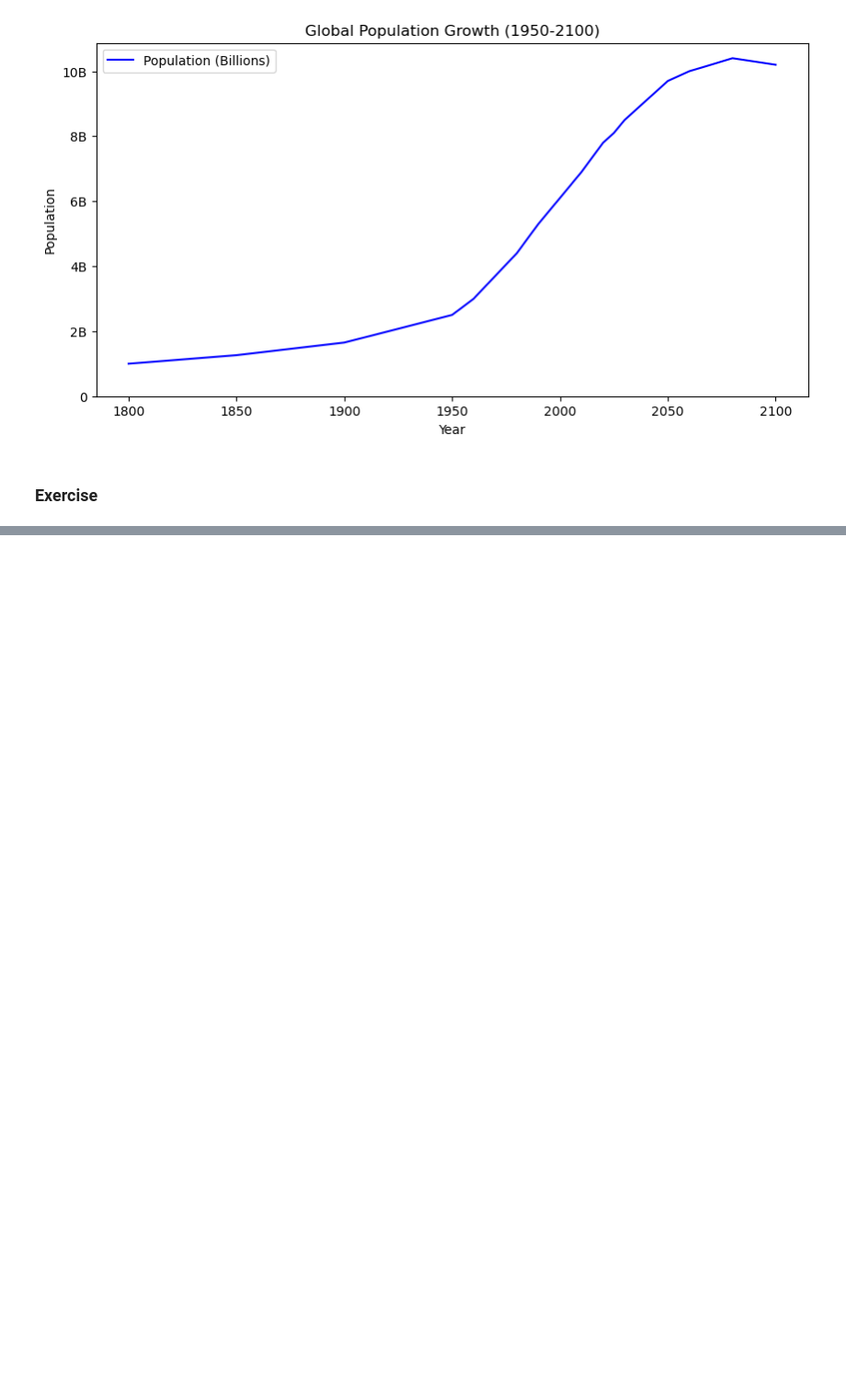
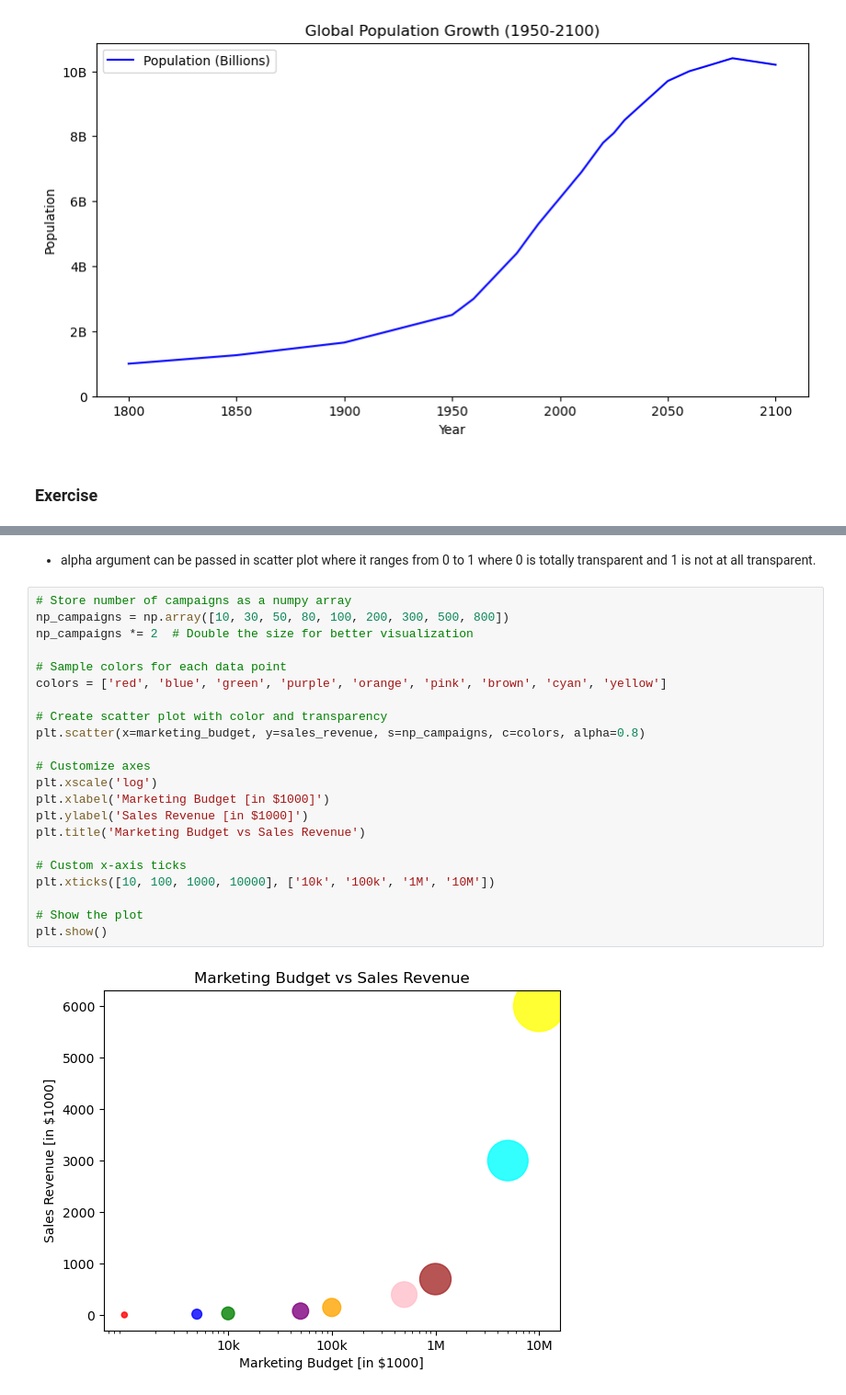
Before and after one commit to kar137/datascience-python, a Jupyter notebook: notebooks/intermediate-python.ipynb, the cells around one changed output, grey strips where cells are left out. Shown: that part at 92% size. Cells and saved outputs as stored; diff of their text form; blank space fills up the shorter version.

```diff
--- a/notebooks/intermediate-python.ipynb
+++ b/notebooks/intermediate-python.ipynb
@@ -172,0 +257,26 @@ plt.show()
+# %% [markdown]
+- alpha argument can be passed in scatter plot where it ranges from 0 to 1 where 0 is totally transparent and 1 is not at all transparent.
+# %%
+# Store number of campaigns as a numpy array
+np_campaigns = np.array([10, 30, 50, 80, 100, 200, 300, 500, 800])
+np_campaigns *= 2  # Double the size for better visualization
+
+# Sample colors for each data point
+colors = ['red', 'blue', 'green', 'purple', 'orange', 'pink', 'brown', 'cyan', 'yellow']
+
+# Create scatter plot with color and transparency
+plt.scatter(x=marketing_budget, y=sales_revenue, s=np_campaigns, c=colors, alpha=0.8)
+
+# Customize axes
+plt.xscale('log')
+plt.xlabel('Marketing Budget [in $1000]')
+plt.ylabel('Sales Revenue [in $1000]')
+plt.title('Marketing Budget vs Sales Revenue')
+
+# Custom x-axis ticks
+plt.xticks([10, 100, 1000, 10000], ['10k', '100k', '1M', '10M'])
+
+# Show the plot
+plt.show()
+# %% [output]
+[figure, added]
```
Also changed, not shown: parts of 5 cells of this notebook.
